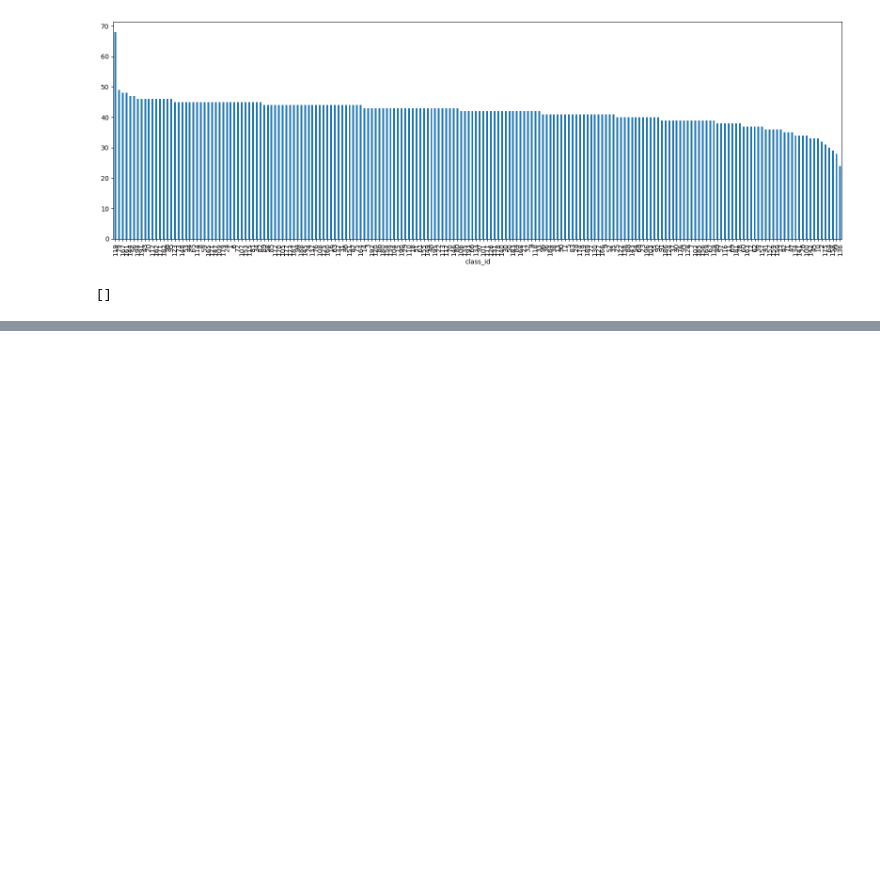
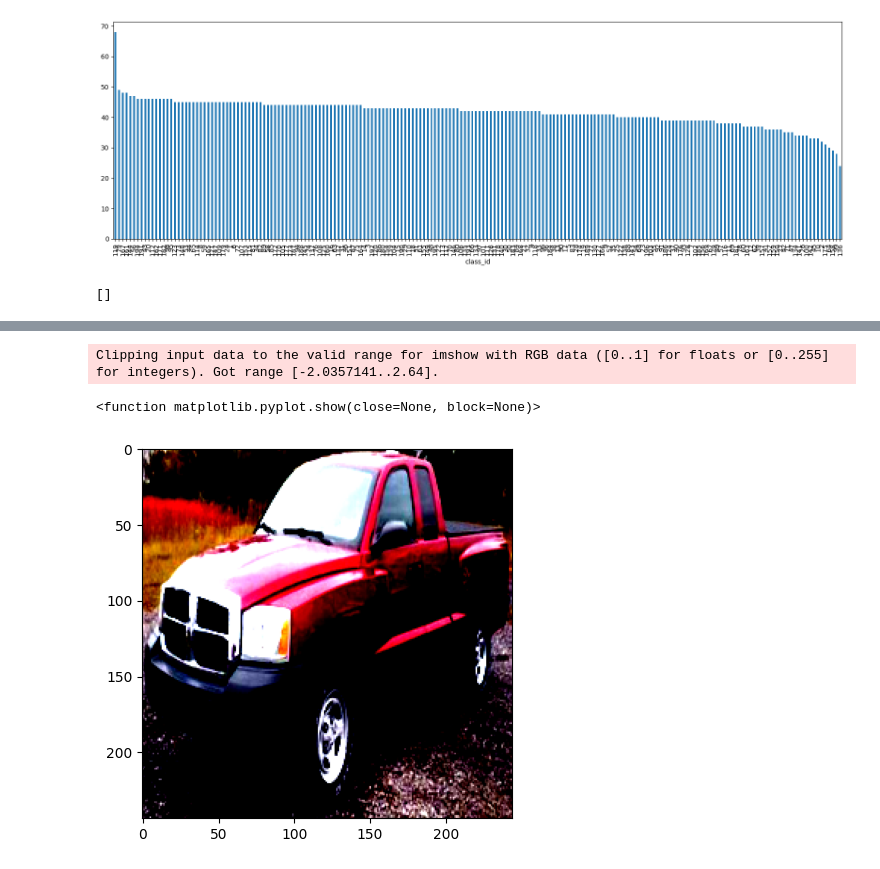
Before and after one commit to Ruslon1/car-listing-visual-verification, a Jupyter notebook: notebooks/EDA.ipynb, the cells around one changed output, grey strips where cells are left out. Cells and saved outputs as stored; diff of their text form; code cells hidden in the pictures; blank space fills up the shorter version.

```diff
--- a/notebooks/EDA.ipynb
+++ b/notebooks/EDA.ipynb
@@ -106,0 +77,21 @@ Name: bbox_x1, Length: 8144, dtype: int64 <class 'pandas.Series'>
+# %%
+from torchvision.transforms import transforms
+transform = transforms.Compose([
+transforms.Resize((244, 244)),
+transforms.ToTensor(),
+transforms.Normalize(
+mean=[0.485, 0.456, 0.406],
+std=[0.229, 0.224, 0.225]
+)
+])
+
+stan_cars = data_loader.StanfordCarsDataset(PROCESSED_DATA_FILE, RAW_DATA_DIR/"cars_train/cars_train", transform)
+img, lbl = stan_cars.__getitem__(2)
+# %%
+img = torch.permute(img, (1,2,0))
+plt.imshow(img)
+plt.show
+# %% [output]
+Clipping input data to the valid range for imshow with RGB data ([0..1] for floats or [0..255] for integers). Got range [-2.0357141..2.64].
+<function matplotlib.pyplot.show(close=None, block=None)>
+[figure, added]
```
Also changed, not shown: parts of 11 cells of this notebook.
